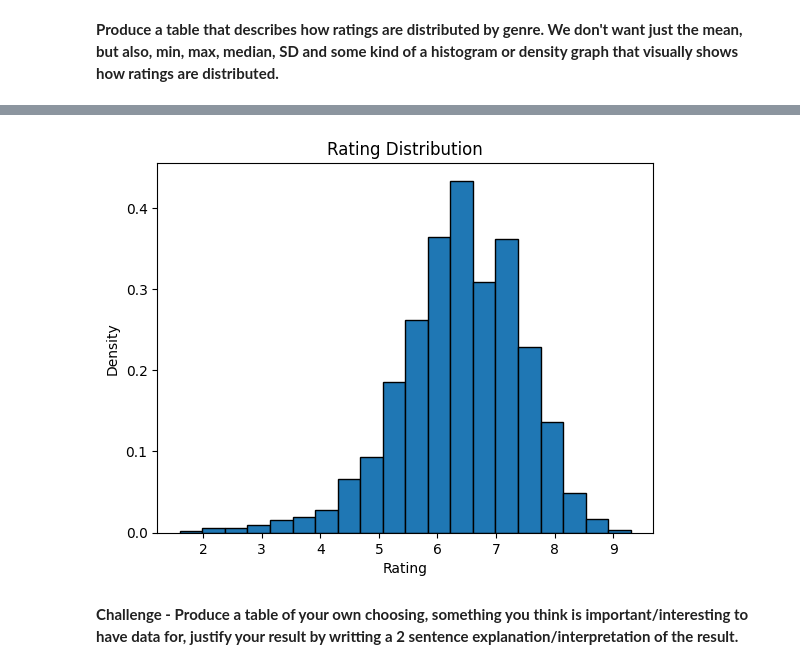
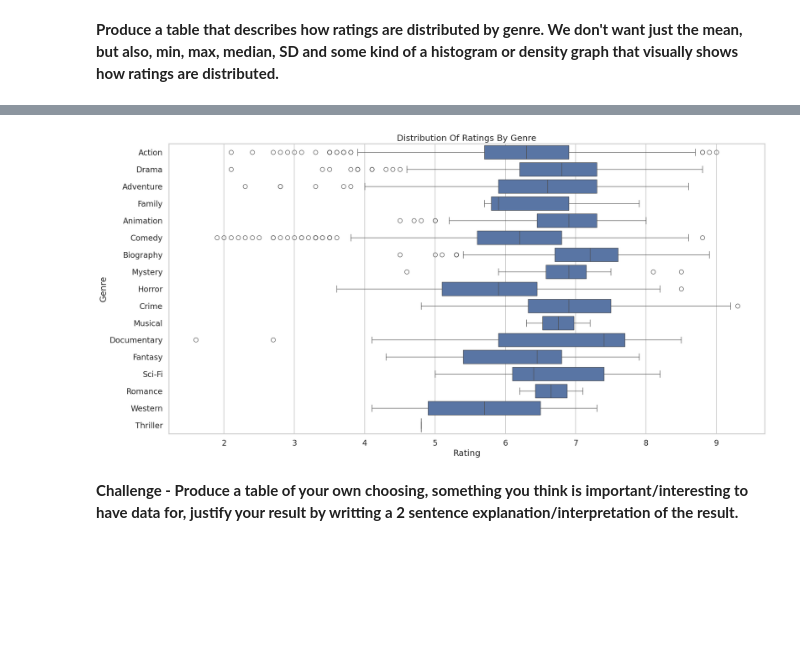
Before and after one commit to Saluka12/Analytics-through-coding-in-class, a Jupyter notebook: Session_2/Homework.ipynb, the cells around one changed output, grey strips where cells are left out. Drawn from its saved outputs; the diff is of its cells as text; code cells hidden in the pictures; blank space fills up the shorter version.

```diff
--- a/Session_2/Homework.ipynb
+++ b/Session_2/Homework.ipynb
@@ -142,11 +141,13 @@ movies.groupby("genre")["rating"].agg(["mean", "min", "max", "median", "std"]).s
-# %%
-# 4b) Rating distribution: histogram (overall)
-plt.figure()
-plt.hist(movies["rating"].dropna(), bins=20, density=True, edgecolor="black")
-plt.xlabel("Rating"); plt.ylabel("Density"); plt.title("Rating Distribution")
-plt.show()
-# %% [output]
-[figure, removed]
+# %%
+plt.figure(figsize=(20, 10))
+sns.boxplot(data=movies, x="rating", y="genre")
+plt.title("Distribution Of Ratings By Genre")
+plt.xlabel("Rating")
+plt.ylabel("Genre")
+plt.tight_layout()
+plt.show()
+# %% [output]
+[figure, added]
 # %% [markdown]
 **Challenge - Produce a table of your own choosing, something you think is important/interesting to have data for, justify your result by writting a 2 sentence explanation/interpretation of the result.**
 # %%
```
Also changed, not shown: parts of 4 cells of this notebook.
